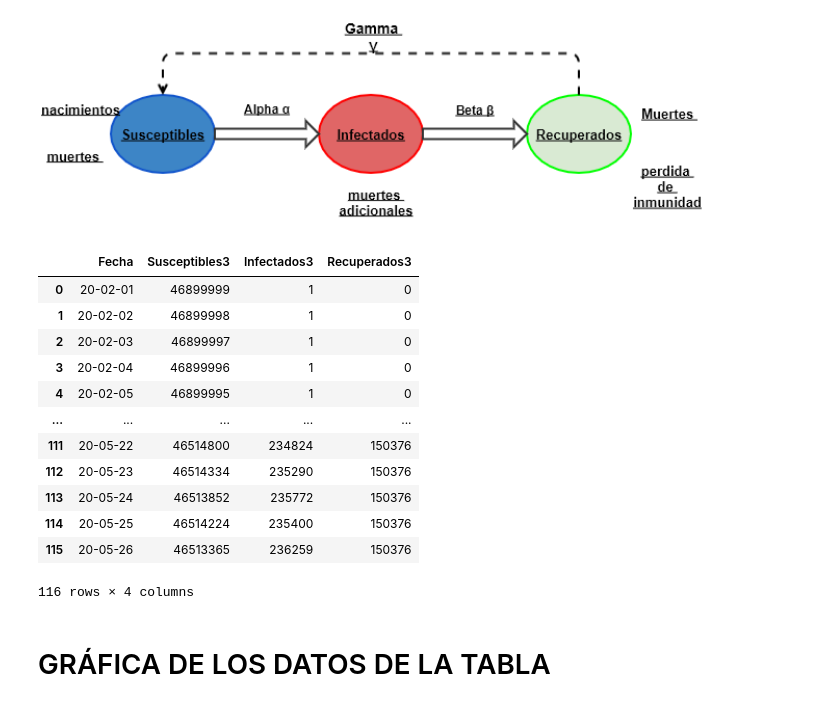
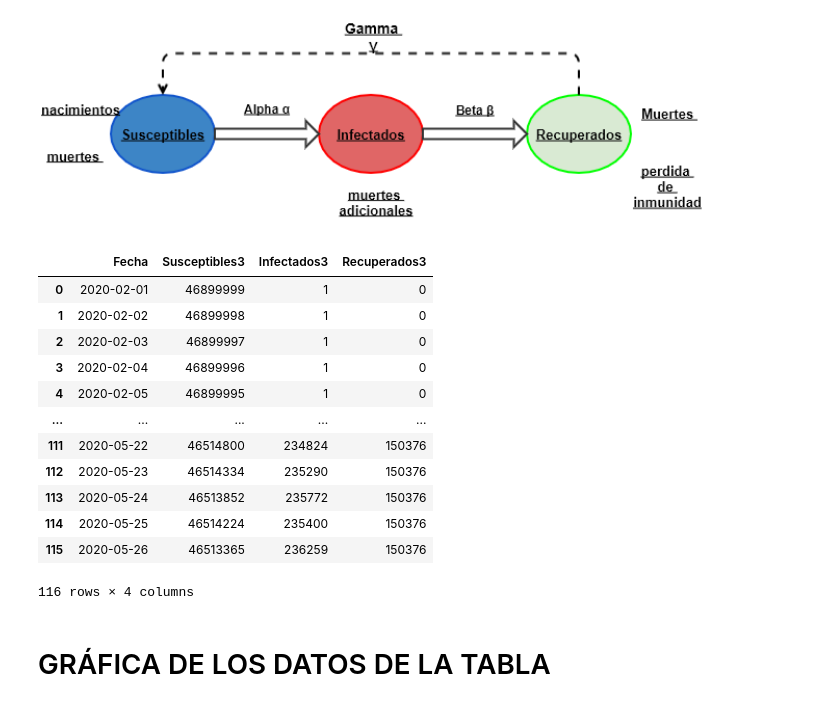
Before and after one commit to jcriostorres/Modelo-SIR-contagios-UV, a Jupyter notebook: CV19_UV.ipynb, the cells around one changed output. Cells and saved outputs as stored; diff of their text form; code cells hidden in the pictures.

```diff
--- a/CV19_UV.ipynb
+++ b/CV19_UV.ipynb
@@ -151,27 +153,27 @@ Image('esquemaSIR.png', width = 700)
 [figure]
 # %%
 from datetime import datetime, timedelta
-inicio=datetime(20,2,1)
-fin=datetime(20,5,26)
+inicio=datetime(2020,2,1)
+fin=datetime(2020,5,26)
 list_fechas3=[(inicio + timedelta(days=d)).strftime("%Y-%m-%d") for d in range((fin - inicio).days + 1)]
 Susceptibles3=[46899999,46899998,46899997,46899996,46899995,46899994,46899993,46899992,46899991,46899990,46899988,46899986,46899984,46899982,46899980,46899978,46899976,46899974,46899972,46899970,46899968,46899966,46899964,46899962,46899960,46899957,46899948,46899931,46899896,46899842,46899760,46899624,46899432,46899165,46898817,46898286,46897522,46898450,46897566,46896543,46895384,46893849,46891842,46889698,46887979,46884978,46881231,46877158,46872108,46866125,46860809,46855383,46847253,46837127,46826525,46815002,46803830,46794982,46787098,46776474,46765673,46753994,46742952,46732583,46757389,46717165,46709185,46698789,46688900,46680860,46672869,46665688,46660322,46654429,46646656,46638892,46636908,46631373,46629391,46623943,46619065,46613352,46607101,46601882,46596023,46591358,46587555,46584357,46577111,46572767,46568533,46564948,46562359,46559452,46556270,46552874,46549444,46545634,46542087,46536457,46535091,46532818,46530486,46527086,46525034,46522856,46519074,46518018,46517587,46517069,46516587,46514800,46514334,46513852,46514224,46513365]
 Infectados3=[1,1,1,1,1,1,1,1,1,2,2,2,2,2,2,2,2,2,2,2,2,2,2,2,3,9,17,35,54,82,136,192,267,348,531,764,1094,1527,2299,3274,4427,5958,7641,9785,11491,13994,17688,21735,26304,31750,36616,41262,48953,57506,66460,75641,83885,90309,96122,104267,111680,119263,126535,133198,138731,142398,147607,153190,158935,163472,168022,171921,174951,178067,182491,186311,190129,193965,193252,195470,198421,200733,203649,205763,208269,209910,211570,213095,213942,215183,216570,217804,218739,219205,220244,221124,222045,223218,223961,227377,227770,228252,228691,229540,230183,230698,231350,231606,232037,232555,233037,234824,235290,235772,235400,236259]
 Recuperados3=[0,0,0,0,0,0,0,0,0,0,0,0,0,0,0,0,0,0,0,0,0,0,0,0,0,0,0,0,0,0,0,0,0,0,0,0,0,23,135,183,189,193,517,517,530,1028,1081,1107,1588,2125,2575,3355,3794,5367,7015,9357,12285,14709,16780,19259,22647,26743,30513,34219,3880,40437,43208,48021,52165,55668,59109,62391,64727,67504,70853,74797,72963,74662,77357,80587,82514,85915,89250,92355,95708,98732,100875,102548,108947,112050,114897,117248,118902,121343,123486,126002,128511,131148,133952,136166,137139,138930,140823,143374,144783,146446,149576,150376,150376,150376,150376,150376,150376,150376,150376,150376]
 df=pd.DataFrame({'Fecha':list_fechas3,'Susceptibles3': Susceptibles3,'Infectados3': Infectados3,'Recuperados3':Recuperados3})
 df
 # %% [output]
 |  | Fecha | Susceptibles3 | Infectados3 | Recuperados3 |
-| 0 | 20-02-01 | 46899999 | 1 | 0 |
-| 1 | 20-02-02 | 46899998 | 1 | 0 |
-| 2 | 20-02-03 | 46899997 | 1 | 0 |
-| 3 | 20-02-04 | 46899996 | 1 | 0 |
-| 4 | 20-02-05 | 46899995 | 1 | 0 |
+| 0 | 2020-02-01 | 46899999 | 1 | 0 |
+| 1 | 2020-02-02 | 46899998 | 1 | 0 |
+| 2 | 2020-02-03 | 46899997 | 1 | 0 |
+| 3 | 2020-02-04 | 46899996 | 1 | 0 |
+| 4 | 2020-02-05 | 46899995 | 1 | 0 |
 | ... | ... | ... | ... | ... |
-| 111 | 20-05-22 | 46514800 | 234824 | 150376 |
-| 112 | 20-05-23 | 46514334 | 235290 | 150376 |
-| 113 | 20-05-24 | 46513852 | 235772 | 150376 |
-| 114 | 20-05-25 | 46514224 | 235400 | 150376 |
-| 115 | 20-05-26 | 46513365 | 236259 | 150376 |
+| 111 | 2020-05-22 | 46514800 | 234824 | 150376 |
+| 112 | 2020-05-23 | 46514334 | 235290 | 150376 |
+| 113 | 2020-05-24 | 46513852 | 235772 | 150376 |
+| 114 | 2020-05-25 | 46514224 | 235400 | 150376 |
+| 115 | 2020-05-26 | 46513365 | 236259 | 150376 |
 116 rows × 4 columns
 # %% [markdown]
 # GRÁFICA DE LOS DATOS DE LA TABLA
```
Also changed, not shown: parts of 7 cells of this notebook.
